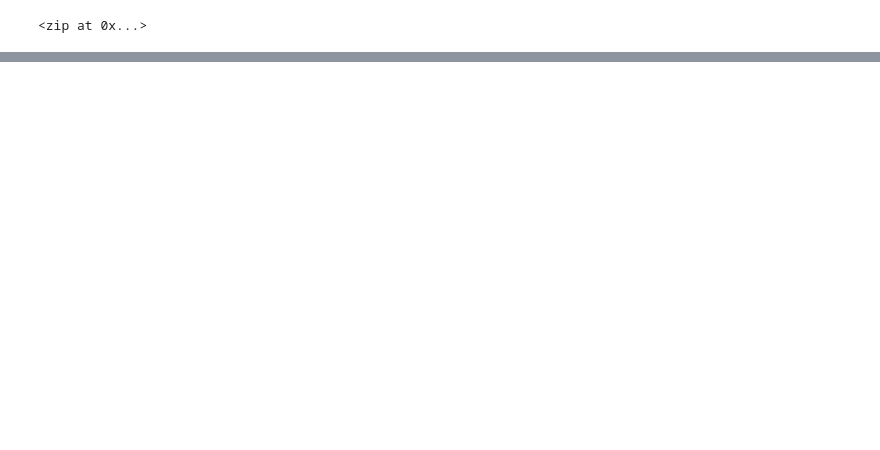
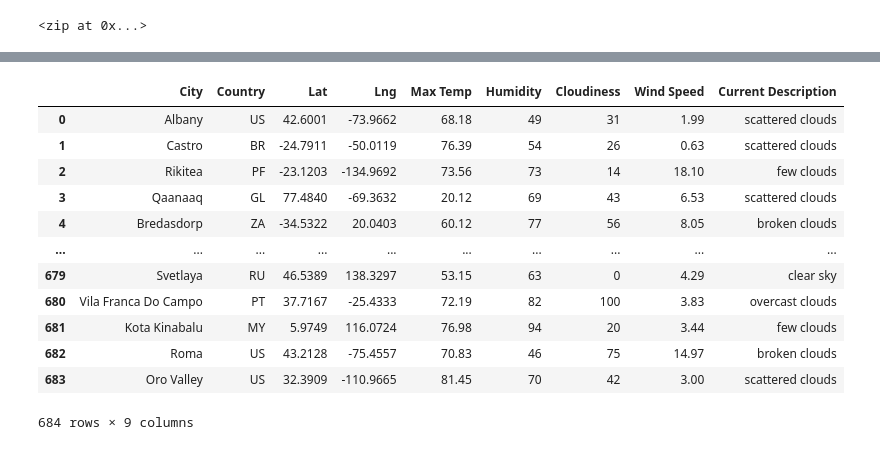
Before and after one commit to briannaso/World_Weather_Analysis, a Jupyter notebook: Weather_Database/Weather_Database.ipynb, the cells around one changed output, grey strips where cells are left out. Saved outputs shown, nothing was run; the diff lists cells and outputs as text; code cells hidden in the pictures; blank space fills up the shorter version.

Commit message:
appending error corrected, Dataframe created and columns reordered

```diff
--- a/Weather_Database/Weather_Database.ipynb
+++ b/Weather_Database/Weather_Database.ipynb
@@ -170,9 +167,22 @@ len(city_data)
 # %%
 # Convert the array of dictionaries to a Pandas DataFrame.
 city_data_df = pd.DataFrame(city_data)
-
 # Rearrange column order
-new_column_order = ["City", "Country", "Date", "Lat", "Lng", "Max Temp", "Humidity", "Cloudiness", "Wind Speed", "Current Description"]
+new_column_order = ["City", "Country", "Lat", "Lng", "Max Temp", "Humidity", "Cloudiness", "Wind Speed", "Current Description"]
 city_data_df[new_column_order]
+# %% [output]
+|  | City | Country | Lat | Lng | Max Temp | Humidity | Cloudiness | Wind Speed | Current Description |
+| 0 | Albany | US | 42.6001 | -73.9662 | 68.18 | 49 | 31 | 1.99 | scattered clouds |
+| 1 | Castro | BR | -24.7911 | -50.0119 | 76.39 | 54 | 26 | 0.63 | scattered clouds |
+| 2 | Rikitea | PF | -23.1203 | -134.9692 | 73.56 | 73 | 14 | 18.10 | few clouds |
+| 3 | Qaanaaq | GL | 77.4840 | -69.3632 | 20.12 | 69 | 43 | 6.53 | scattered clouds |
+| 4 | Bredasdorp | ZA | -34.5322 | 20.0403 | 60.12 | 77 | 56 | 8.05 | broken clouds |
+| ... | ... | ... | ... | ... | ... | ... | ... | ... | ... |
+| 679 | Svetlaya | RU | 46.5389 | 138.3297 | 53.15 | 63 | 0 | 4.29 | clear sky |
+| 680 | Vila Franca Do Campo | PT | 37.7167 | -25.4333 | 72.19 | 82 | 100 | 3.83 | overcast clouds |
+| 681 | Kota Kinabalu | MY | 5.9749 | 116.0724 | 76.98 | 94 | 20 | 3.44 | few clouds |
+| 682 | Roma | US | 43.2128 | -75.4557 | 70.83 | 46 | 75 | 14.97 | broken clouds |
+| 683 | Oro Valley | US | 32.3909 | -110.9665 | 81.45 | 70 | 42 | 3.00 | scattered clouds |
+684 rows × 9 columns
 # %%
 # Create the output file (CSV).
```
Also changed, not shown: parts of 6 cells of this notebook, 2 other files.
